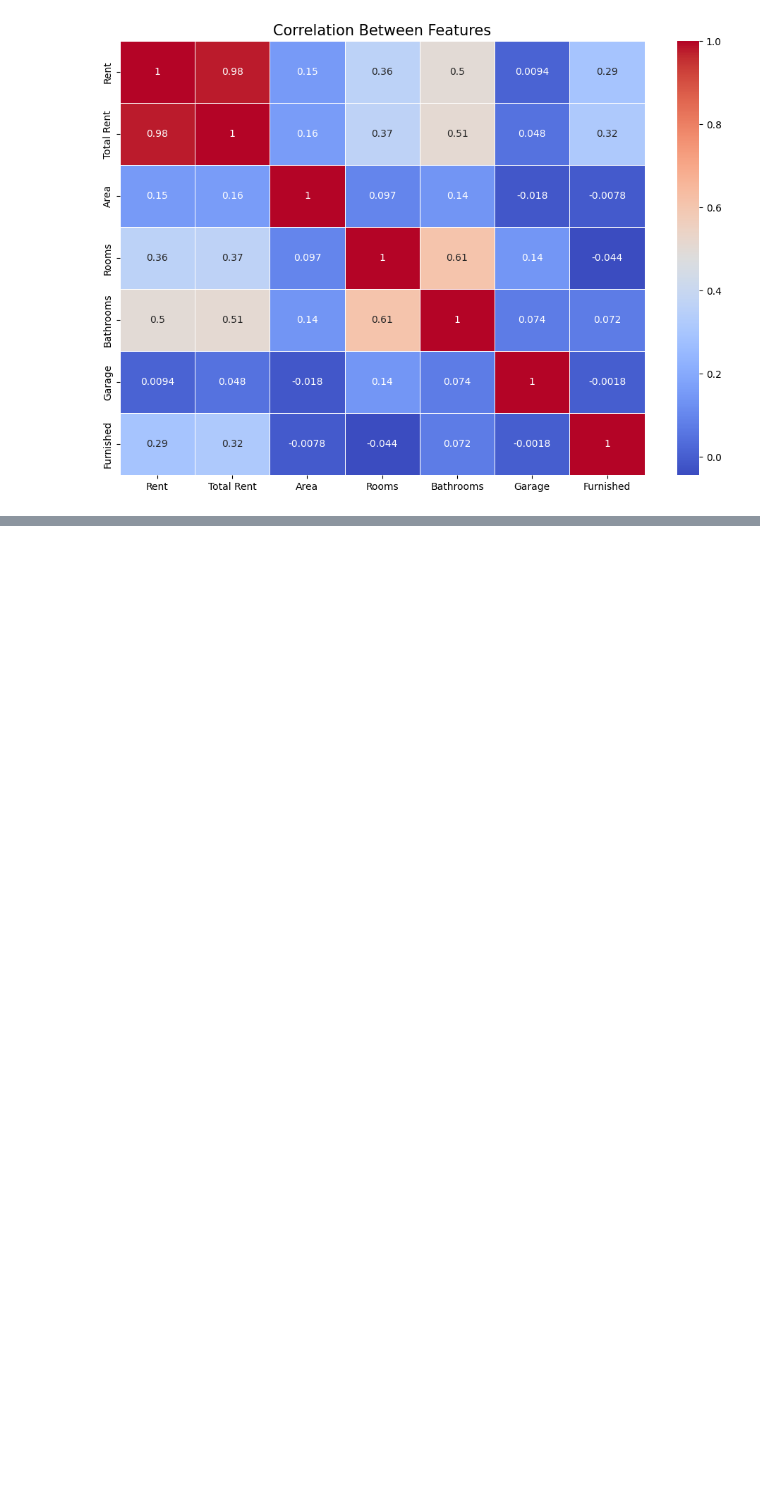
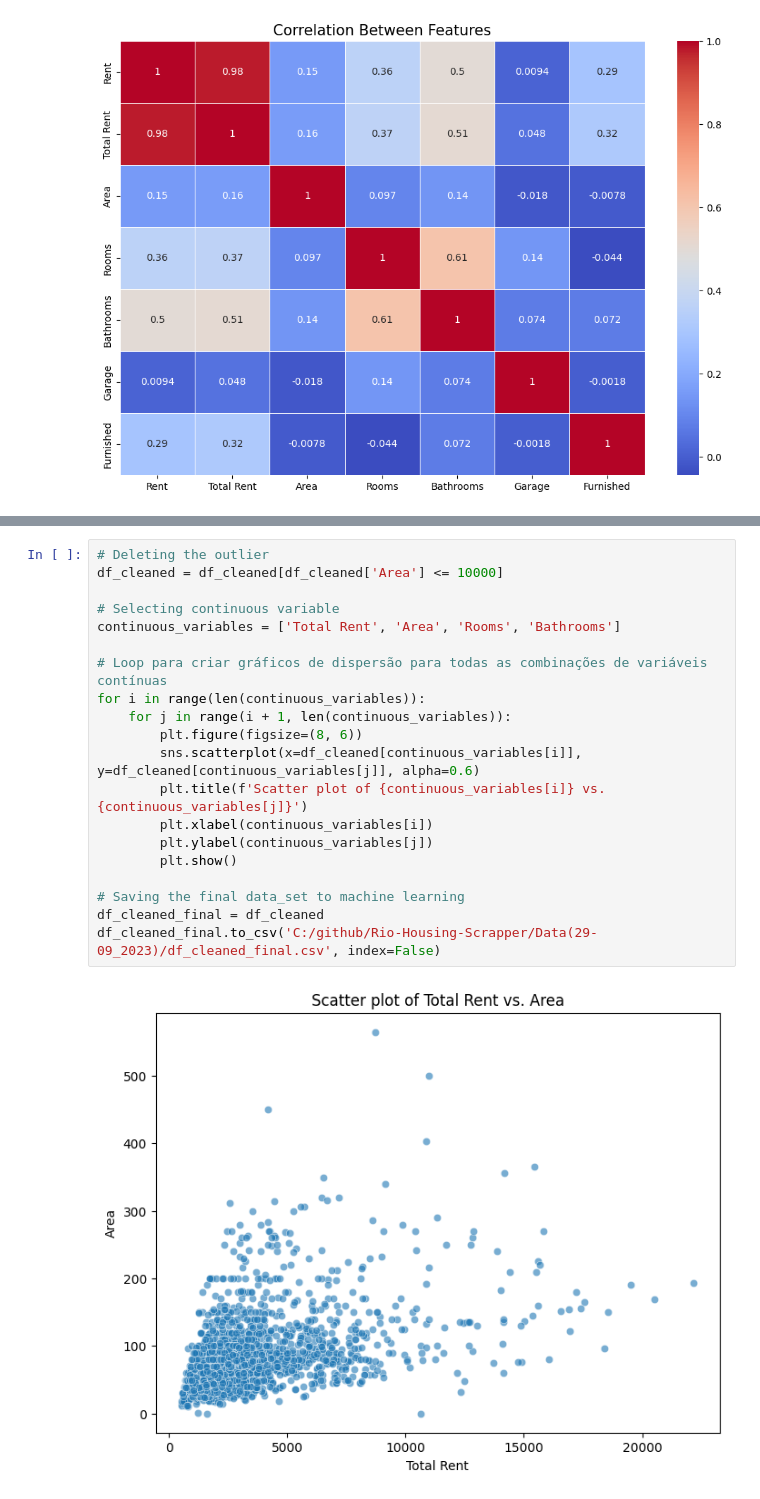
Before and after one commit to valeriolonde/Rio-Housing-Scrapper, a Jupyter notebook: Descriptive statistics.ipynb, the cells around one changed output, grey strips where cells are left out. Saved outputs shown, nothing was run; the diff lists cells and outputs as text; blank space fills up the shorter version.

```diff
--- a/Descriptive statistics.ipynb
+++ b/Descriptive statistics.ipynb
@@ -226,0 +239,22 @@ plt.show()
+# %%
+# Deleting the outlier
+df_cleaned = df_cleaned[df_cleaned['Area'] <= 10000]
+
+# Selecting continuous variable
+continuous_variables = ['Total Rent', 'Area', 'Rooms', 'Bathrooms']
+
+# Loop para criar gráficos de dispersão para todas as combinações de variáveis contínuas
+for i in range(len(continuous_variables)):
+    for j in range(i + 1, len(continuous_variables)):
+        plt.figure(figsize=(8, 6))
+        sns.scatterplot(x=df_cleaned[continuous_variables[i]], y=df_cleaned[continuous_variables[j]], alpha=0.6)
+        plt.title(f'Scatter plot of {continuous_variables[i]} vs. {continuous_variables[j]}')
+        plt.xlabel(continuous_variables[i])
+        plt.ylabel(continuous_variables[j])
+        plt.show()
+
+# Saving the final data_set to machine learning
+df_cleaned_final = df_cleaned
+df_cleaned_final.to_csv('C:/github/Rio-Housing-Scrapper/Data(29-09_2023)/df_cleaned_final.csv', index=False)
+# %% [output]
+[figure, added]
```
Also changed, not shown: parts of 5 cells of this notebook, 1 other file.
